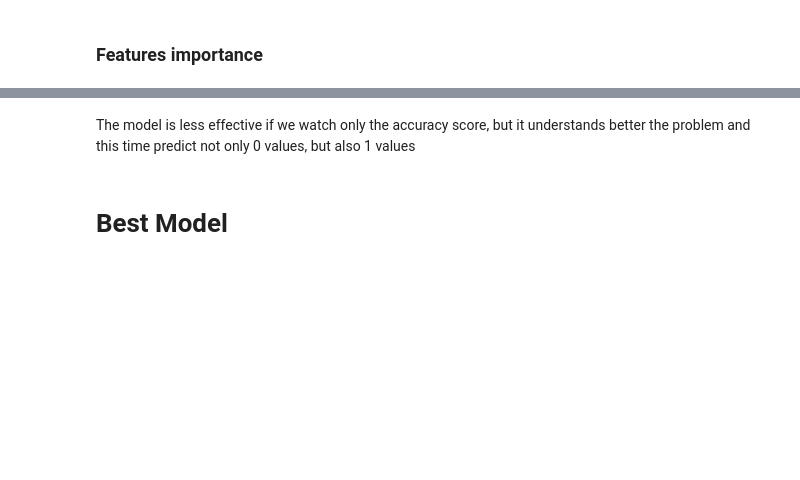
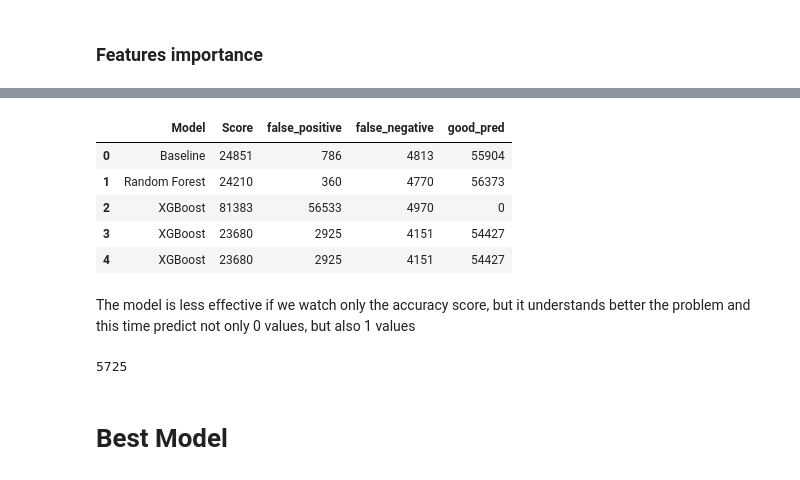
Before and after one commit to Julien-paulet/Ds_Projet7, a Jupyter notebook: P7_PAULET_JULIEN_MODEL.ipynb, the cells around one changed output, grey strips where cells are left out. Saved outputs shown, nothing was run; the diff lists cells and outputs as text; code cells hidden in the pictures; blank space fills up the shorter version.

Commit message:
Adding personalized metric, still have to work on the weights

```diff
--- a/P7_PAULET_JULIEN_MODEL.ipynb
+++ b/P7_PAULET_JULIEN_MODEL.ipynb
@@ -197,7 +226,7 @@ from sklearn.linear_model import LogisticRegression
 # %%
 clf = LogisticRegression(max_iter=1000, random_state=42).fit(x_sample, y_sample)
 clf_predict = clf.predict(x_test)
-clf_predict = pd.DataFrame(clf_predict, index=y_test.index, columns=['predict'])
+#clf_predict = pd.DataFrame(clf_predict, index=y_test.index, columns=['predict'])
 # %% [markdown]
 ### Features importance
 # %% [markdown]
@@ -228,0 +234,3 @@ Accuracy: 0.9052729135164138
+# %%
+scores = personalizedMetric('Baseline', y_test, clf_predict)
+scores
@@ -347,0 +335,3 @@ Accuracy: 0.8859405232265093
+# %%
+scores = personalizedMetric('Random Forest', y_test, y_predict, scores=scores)
+scores
@@ -379,3 +377,4 @@ plt.plot()
 ypred = bst.predict(dtest)
 ypred_df = pd.DataFrame(ypred, index=y_test.index, columns=['Predict'])
 ypred_df['Predict'] = np.where(ypred_df['Predict']>0.50, 1, 0)
+ypred_ = ypred_df['Predict']
@@ -406,5 +381,19 @@ Accuracy: 0.8250979627010064
+# %%
+scores = personalizedMetric('XGBoost', y_test, ypred_, scores=scores)
+scores
+# %% [output]
+|  | Model | Score | false_positive | false_negative | good_pred |
+| 0 | Baseline | 24851 | 786 | 4813 | 55904 |
+| 1 | Random Forest | 24210 | 360 | 4770 | 56373 |
+| 2 | XGBoost | 81383 | 56533 | 4970 | 0 |
+| 3 | XGBoost | 23680 | 2925 | 4151 | 54427 |
+| 4 | XGBoost | 23680 | 2925 | 4151 | 54427 |
 # %% [markdown]
 The model is less effective if we watch only the accuracy score, but it understands better the problem and this time predict not only 0 values, but also 1 values
+# %%
+len(ypred[(ypred >= 0.4) & (ypred <= 0.6)])
+# %% [output]
+5725
 # %% [markdown]
 # Best Model
 # %% [markdown]
```
Also changed, not shown: parts of 20 cells of this notebook.
